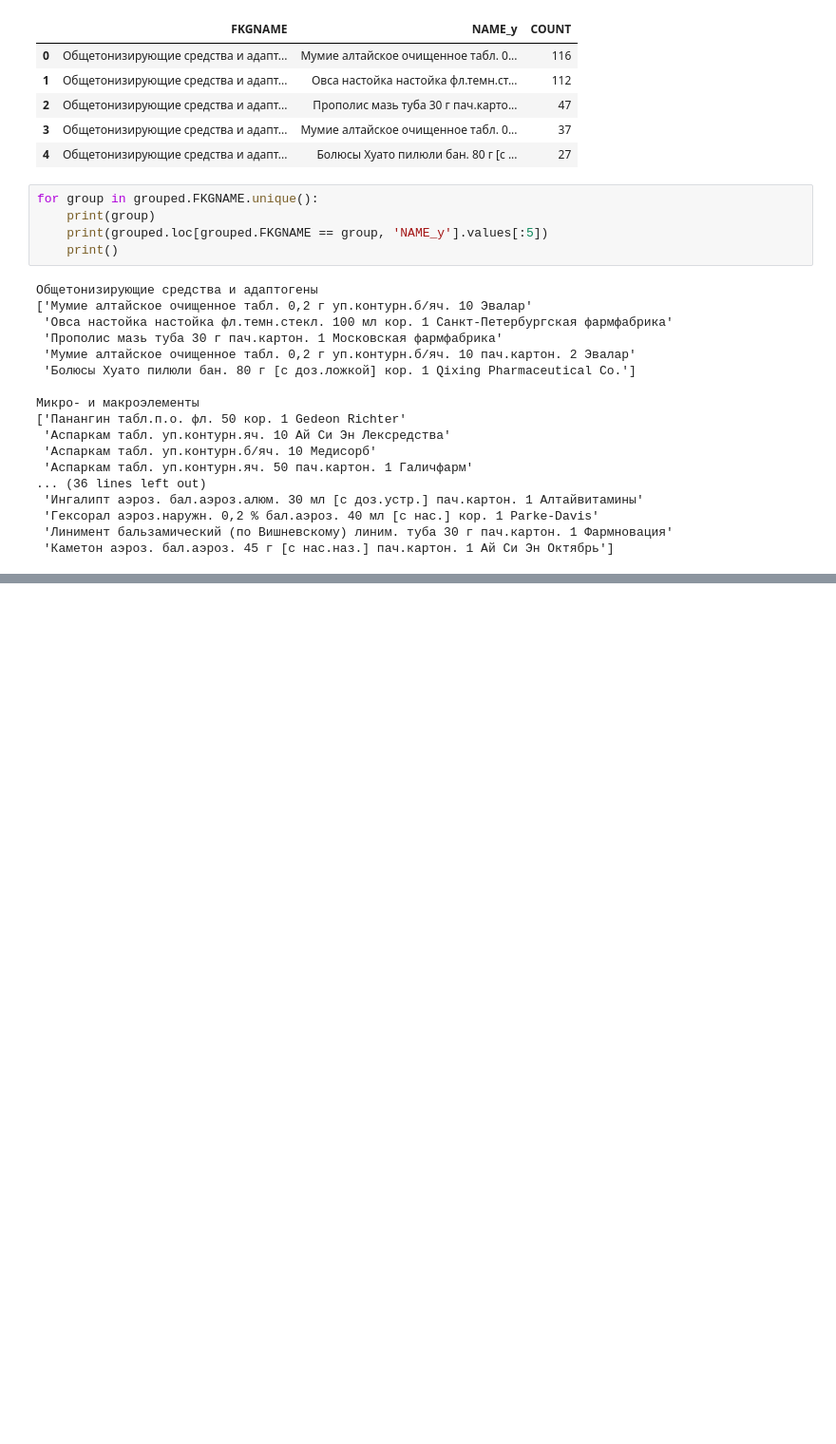
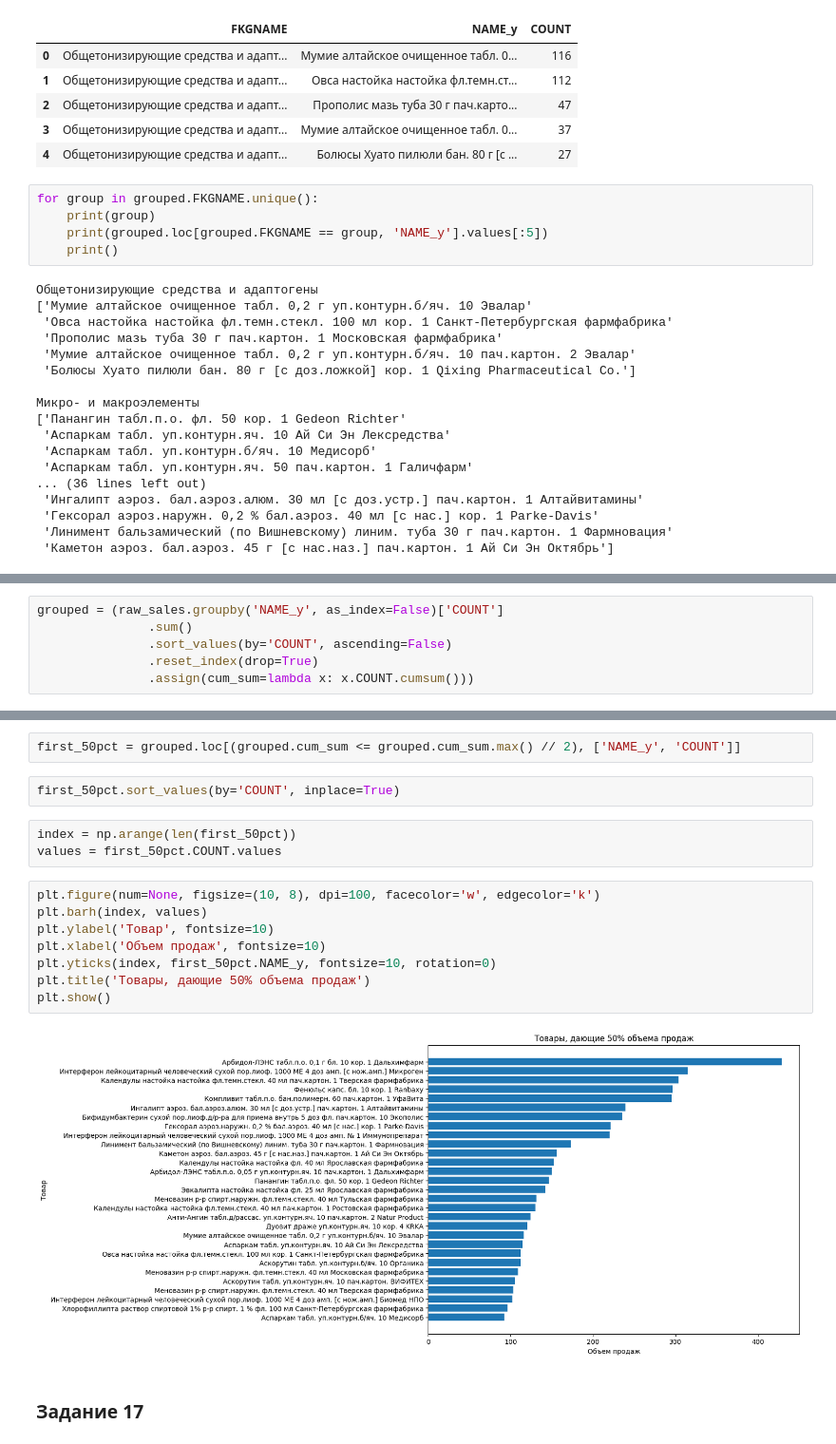
Before and after one commit to ademyanchuk/data_analys_labs, a Jupyter notebook: Lab2/lab2.ipynb, the cells around one changed output, grey strips where cells are left out. Shown at 95% size. Drawn from its saved outputs; the diff is of its cells as text; blank space fills up the shorter version.

```diff
--- a/Lab2/lab2.ipynb
+++ b/Lab2/lab2.ipynb
@@ -448,0 +453,6 @@ for group in grouped.FKGNAME.unique():
+# %%
+grouped = (raw_sales.groupby('NAME_y', as_index=False)['COUNT']
+               .sum()
+               .sort_values(by='COUNT', ascending=False)
+               .reset_index(drop=True)
+               .assign(cum_sum=lambda x: x.COUNT.cumsum()))
@@ -448,0 +468,19 @@ for group in grouped.FKGNAME.unique():
+# %%
+first_50pct = grouped.loc[(grouped.cum_sum <= grouped.cum_sum.max() // 2), ['NAME_y', 'COUNT']]
+# %%
+first_50pct.sort_values(by='COUNT', inplace=True)
+# %%
+index = np.arange(len(first_50pct))
+values = first_50pct.COUNT.values
+# %%
+plt.figure(num=None, figsize=(10, 8), dpi=100, facecolor='w', edgecolor='k')
+plt.barh(index, values)
+plt.ylabel('Товар', fontsize=10)
+plt.xlabel('Объем продаж', fontsize=10)
+plt.yticks(index, first_50pct.NAME_y, fontsize=10, rotation=0)
+plt.title('Товары, дающие 50% объема продаж')
+plt.show()
+# %% [output]
+[figure, added]
+# %% [markdown]
+### Задание 17
```
Also changed, not shown: parts of 10 cells of this notebook.
